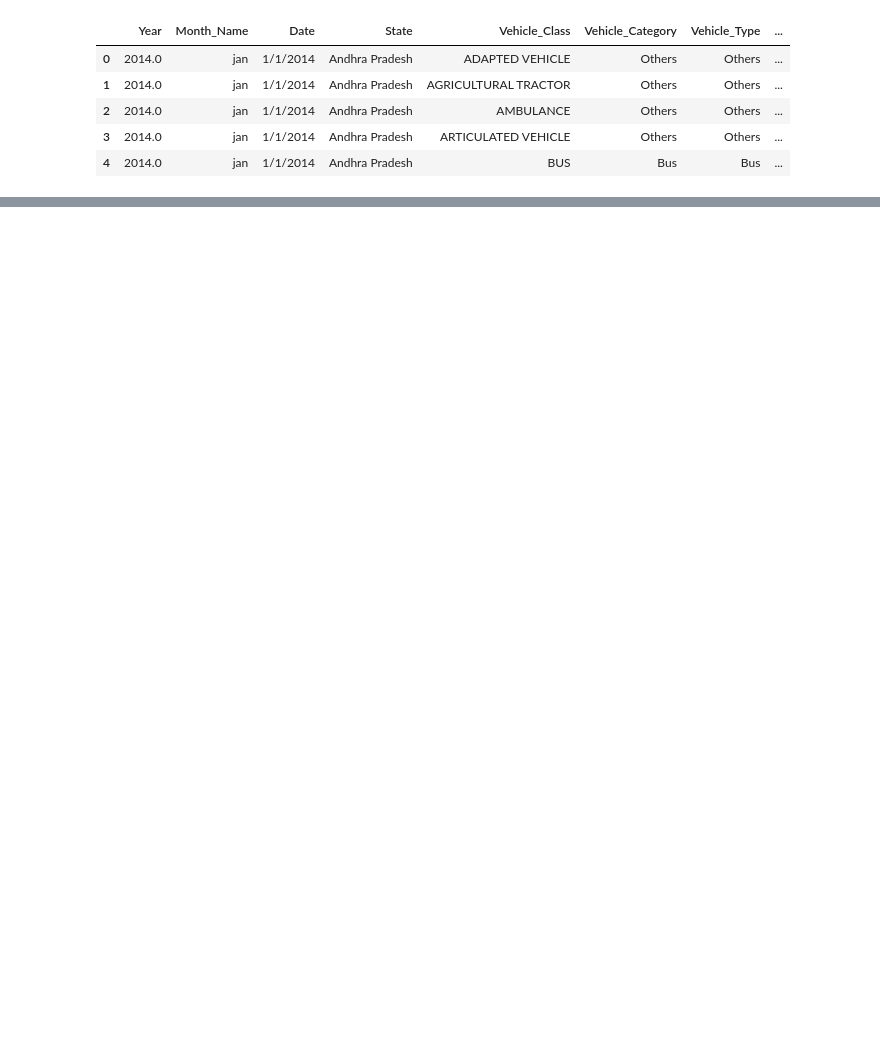
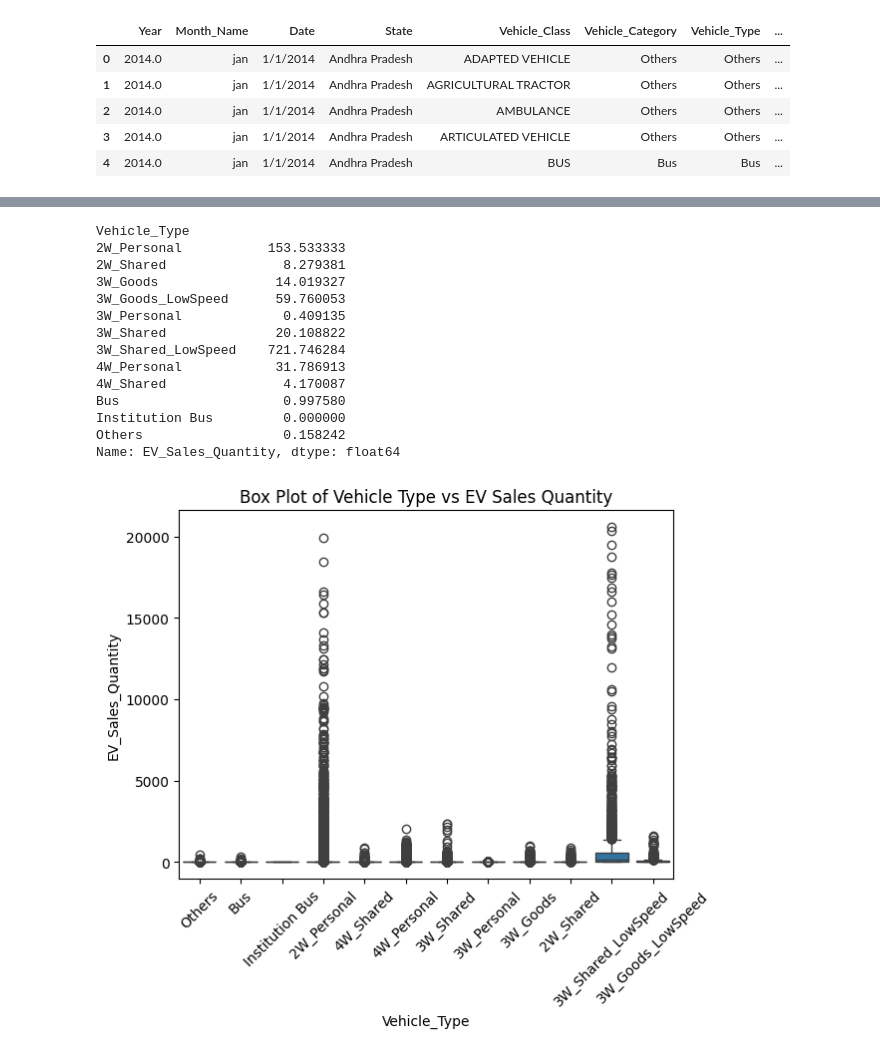
Before and after one commit to furkan09-official/EV_Dataset_Analysis, a Jupyter notebook: geographical_analysis.ipynb, the cells around one changed output, grey strips where cells are left out. Drawn from its saved outputs; the diff is of its cells as text; code cells hidden in the pictures; blank space fills up the shorter version.

```diff
--- a/geographical_analysis.ipynb
+++ b/geographical_analysis.ipynb
@@ -14,0 +97,24 @@ df.head()
+# %%
+print(df.groupby('Vehicle_Type')['EV_Sales_Quantity'].mean())
+
+# Box plot
+sns.boxplot(x='Vehicle_Type', y='EV_Sales_Quantity', data=df)
+plt.title('Box Plot of Vehicle Type vs EV Sales Quantity')
+plt.xticks(rotation=45)
+plt.show()
+# %% [output]
+Vehicle_Type
+2W_Personal           153.533333
+2W_Shared               8.279381
+3W_Goods               14.019327
+3W_Goods_LowSpeed      59.760053
+3W_Personal             0.409135
+3W_Shared              20.108822
+3W_Shared_LowSpeed    721.746284
+4W_Personal            31.786913
+4W_Shared               4.170087
+Bus                     0.997580
+Institution Bus         0.000000
+Others                  0.158242
+Name: EV_Sales_Quantity, dtype: float64
+[figure, added]
```
Also changed, not shown: parts of 18 cells of this notebook.
